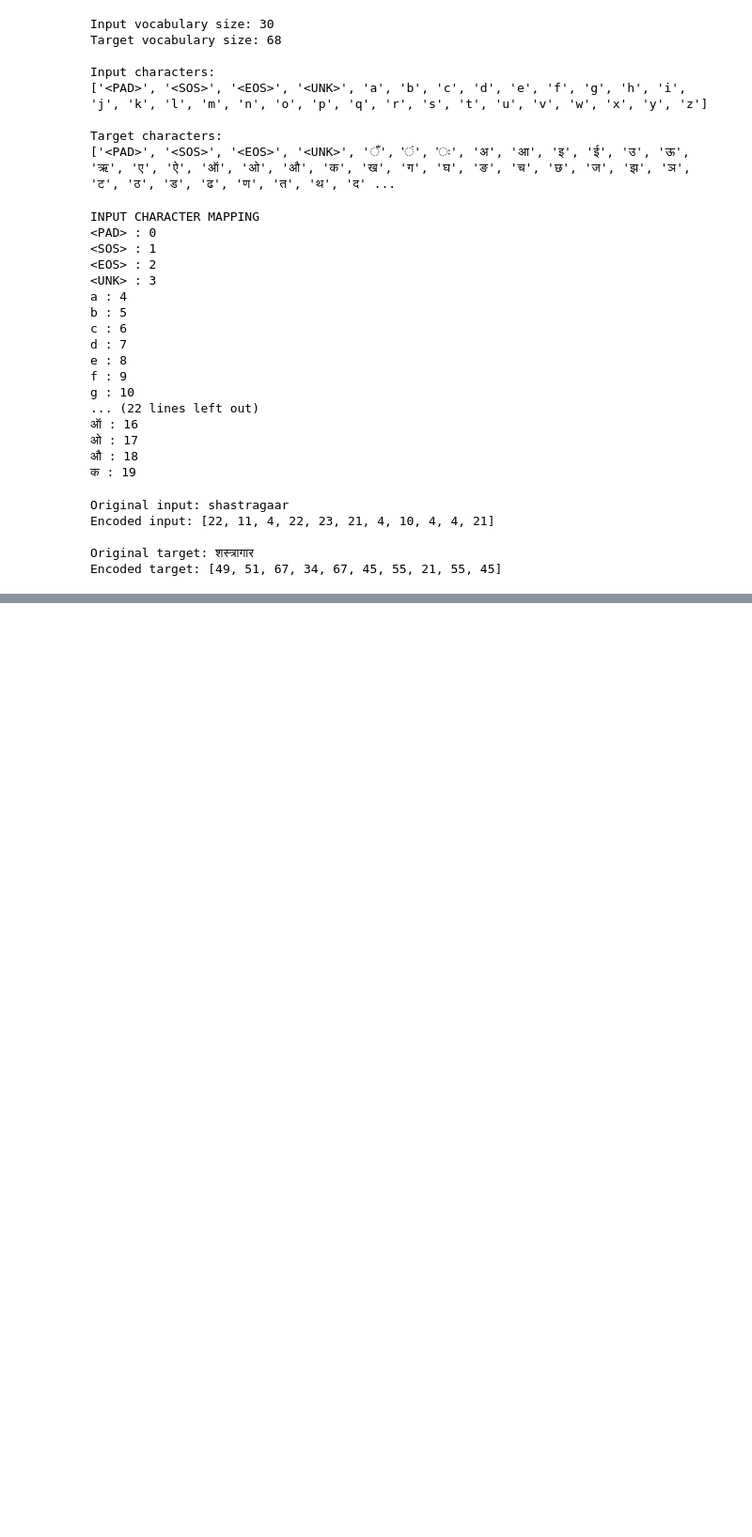
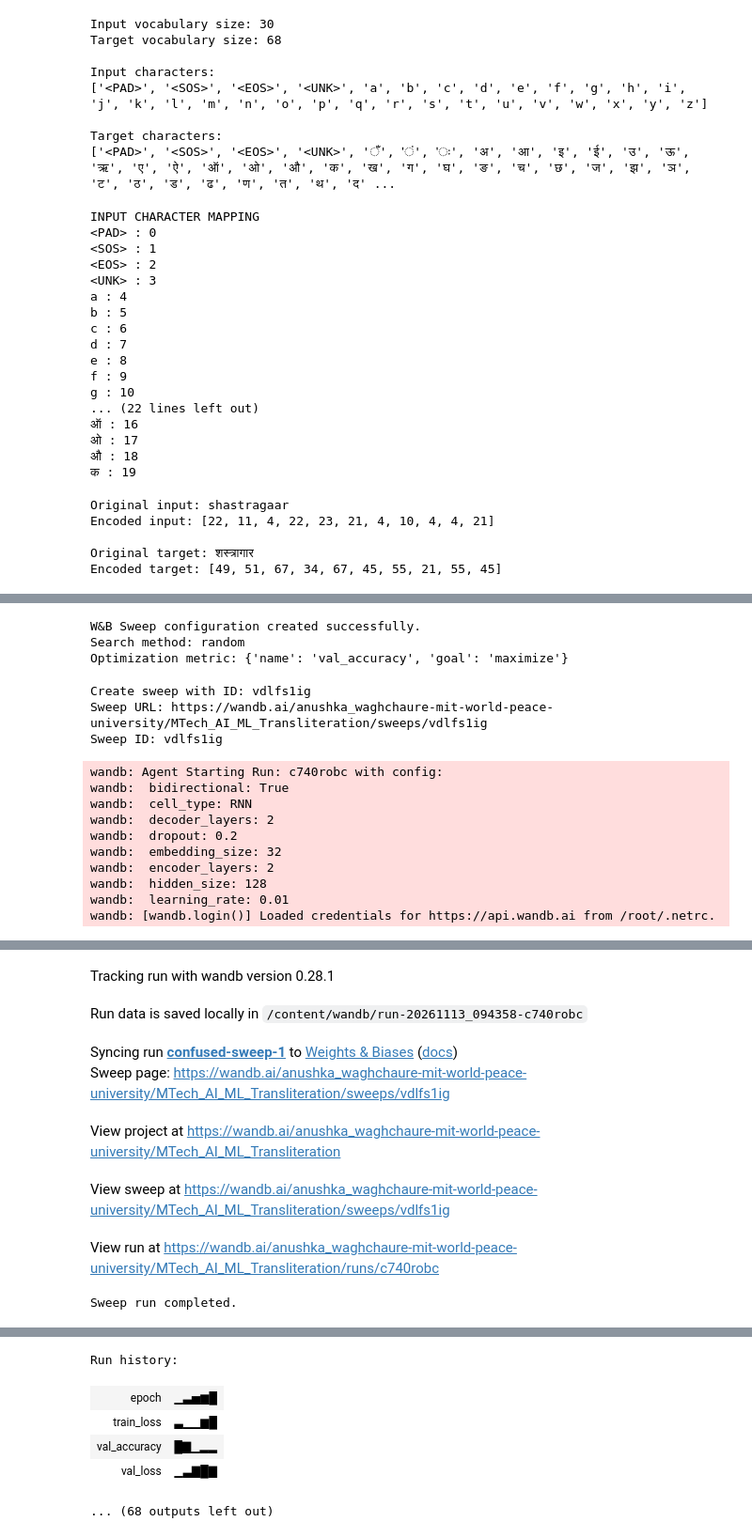
Before and after one commit to AnushkaWaghchaure/MTech_DLN_Transliteration, a Jupyter notebook: MTech_DLN_Transliteration.ipynb, the cells around one changed output, grey strips where cells are left out. Shown at 94% size. Saved outputs shown, nothing was run; the diff lists cells and outputs as text; code cells hidden in the pictures; blank space fills up the shorter version.

```diff
--- a/MTech_DLN_Transliteration.ipynb
+++ b/MTech_DLN_Transliteration.ipynb
@@ -384,0 +1045,60 @@ Encoded target: [49, 51, 67, 34, 67, 45, 55, 21, 55, 45]
+# %%
+# QUESTION 2: W&B SWEEP CONFIGURATION
+
+sweep_config = {
+    "method": "random",
+    "metric": {
+        "name": "val_accuracy",
+        "goal": "maximize"
+    },
+    "parameters": {
+        "embedding_size": {"values": [32, 64]},
+        "hidden_size": {"values": [64, 128]},
+        "encoder_layers": {"values": [1, 2]},
+        "decoder_layers": {"values": [1, 2]},
+        "cell_type": {"values": ["RNN", "LSTM", "GRU"]},
+        "bidirectional": {"values": [False, True]},
+        "dropout": {"values": [0.2, 0.3]},
+        "learning_rate": {"values": [0.001, 0.01]}
+    }
+}
+
+print("W&B Sweep configuration created successfully.")
+print("Search method:", sweep_config["method"])
+print("Optimization metric:", sweep_config["metric"])
+# %% [output]
+W&B Sweep configuration created successfully.
+Search method: random
+Optimization metric: {'name': 'val_accuracy', 'goal': 'maximize'}
+# %%
+# QUESTION 2: CREATE W&B SWEEP
+
+sweep_id = wandb.sweep(
+    sweep_config,
+    project="MTech_AI_ML_Transliteration"
+)
+
+print("Sweep ID:", sweep_id)
+# %% [output]
+Create sweep with ID: vdlfs1ig
+Sweep URL: https://wandb.ai/anushka_waghchaure-mit-world-peace-university/MTech_AI_ML_Transliteration/sweeps/vdlfs1ig
+Sweep ID: vdlfs1ig
+# %%
+# QUESTION 2: RUN W&B SWEEP
+
+wandb.agent(
+    sweep_id,
+    function=train_sweep,
+    count=5
+)
+# %% [output]
+wandb: Agent Starting Run: c740robc with config:
+wandb:  bidirectional: True
+wandb:  cell_type: RNN
+wandb:  decoder_layers: 2
+wandb:  dropout: 0.2
+wandb:  embedding_size: 32
+wandb:  encoder_layers: 2
+wandb:  hidden_size: 128
+wandb:  learning_rate: 0.01
+wandb: [wandb.login()] Loaded credentials for https://api.wandb.ai from /root/.netrc.
@@ -384,0 +1106,8 @@ Encoded target: [49, 51, 67, 34, 67, 45, 55, 21, 55, 45]
+Tracking run with wandb version 0.28.1
+Run data is saved locally in /content/wandb/run-20261113_094358-c740robc
+Syncing run confused-sweep-1 to Weights & Biases (docs)
+Sweep page: https://wandb.ai/anushka_waghchaure-mit-world-peace-university/MTech_AI_ML_Transliteration/sweeps/vdlfs1ig
+View project at https://wandb.ai/anushka_waghchaure-mit-world-peace-university/MTech_AI_ML_Transliteration
+View sweep at https://wandb.ai/anushka_waghchaure-mit-world-peace-university/MTech_AI_ML_Transliteration/sweeps/vdlfs1ig
+View run at https://wandb.ai/anushka_waghchaure-mit-world-peace-university/MTech_AI_ML_Transliteration/runs/c740robc
+Sweep run completed.
@@ -384,0 +1115,6 @@ Encoded target: [49, 51, 67, 34, 67, 45, 55, 21, 55, 45]
+Run history:
+| epoch | ▁▃▅▆█ |
+| train_loss | ▃▁▁▆█ |
+| val_accuracy | █▇▁▂▂ |
+| val_loss | ▁▃▇█▇ |
+... (68 outputs left out)
```
Also changed, not shown: parts of 24 cells of this notebook.
